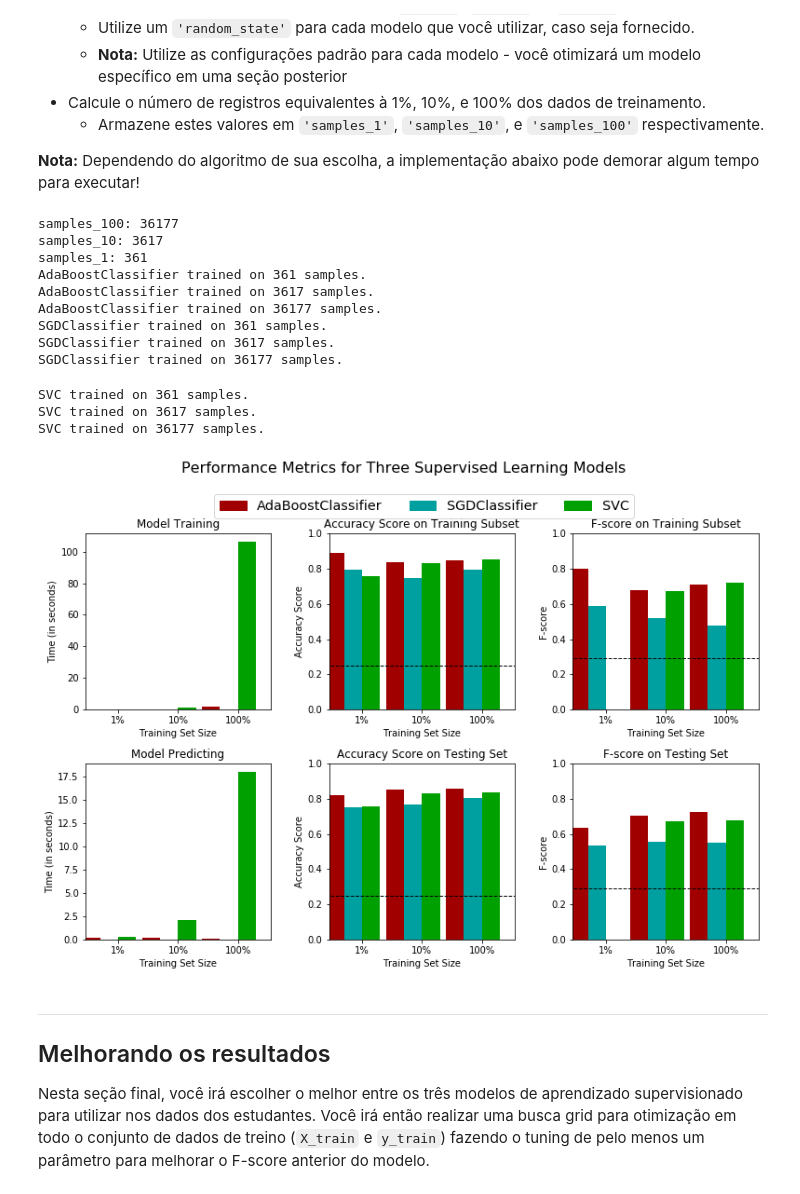
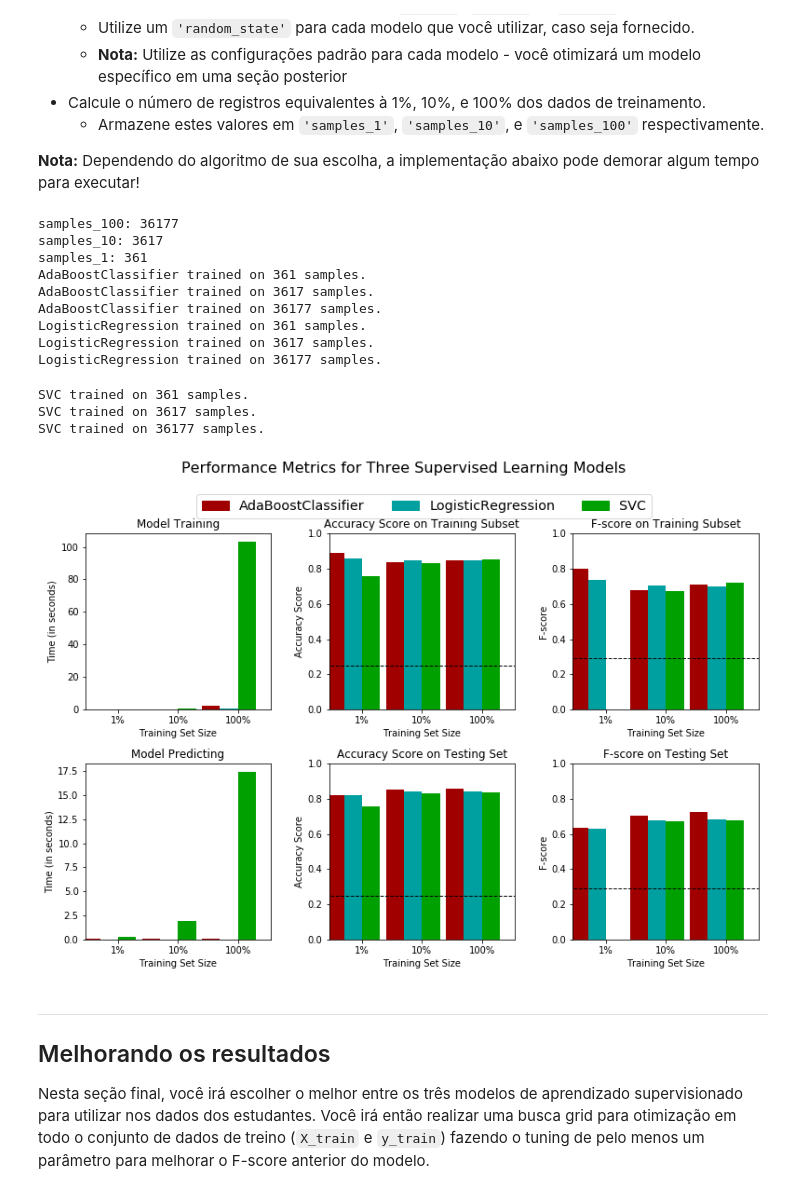
Before and after one commit to Erickgra/br-machine-learning, a Jupyter notebook: projects/finding_donors/finding_donors_PT.ipynb, the cells around one changed output. Saved outputs shown, nothing was run; the diff lists cells and outputs as text; code cells hidden in the pictures.

```diff
--- a/projects/finding_donors/finding_donors_PT.ipynb
+++ b/projects/finding_donors/finding_donors_PT.ipynb
@@ -425,49 +427,51 @@ No código da célular, você precisará implementar o seguinte:
 
 from sklearn.ensemble import AdaBoostClassifier
 from sklearn.linear_model import SGDClassifier
+from sklearn.linear_model import LogisticRegression
 from sklearn import svm
 
 # TODO: Inicialize os três modelos
-clf_A = AdaBoostClassifier() #None AdaBoost
-clf_B = SGDClassifier() #None SGDC
-clf_C = svm.SVC() #None SVM
+clf_A = AdaBoostClassifier(random_state=142) #None AdaBoost
+#clf_B = SGDClassifier() #None SGDC
+clf_B = LogisticRegression(random_state=142)
+clf_C = svm.SVC(random_state=142) #None SVM
 
 # TODO: Calcule o número de amostras para 1%, 10%, e 100% dos dados de treinamento
 # HINT: samples_100 é todo o conjunto de treinamento e.x.: len(y_train)
 # HINT: samples_10 é 10% de samples_100
 # HINT: samples_1 é 1% de samples_100
 samples_100 = len(y_train) #None
 print("samples_100:", samples_100)
 samples_10 = int(samples_100 * 0.1) #None
 print("samples_10:", samples_10)
 samples_1 = int(samples_100 *0.01) #None
 print("samples_1:", samples_1)
 
 # Colete os resultados dos algoritmos de aprendizado
 results = {}
 for clf in [clf_A, clf_B, clf_C]:
     clf_name = clf.__class__.__name__
     results[clf_name] = {}
     for i, samples in enumerate([samples_1, samples_10, samples_100]):
         results[clf_name][i] = \
         train_predict(clf, samples, X_train, y_train, X_test, y_test)
 
 # Run metrics visualization for the three supervised learning models chosen
 vs.evaluate(results, accuracy, fscore)
 # %% [output]
 samples_100: 36177
 samples_10: 3617
 samples_1: 361
 AdaBoostClassifier trained on 361 samples.
 AdaBoostClassifier trained on 3617 samples.
 AdaBoostClassifier trained on 36177 samples.
-SGDClassifier trained on 361 samples.
-SGDClassifier trained on 3617 samples.
-SGDClassifier trained on 36177 samples.
+LogisticRegression trained on 361 samples.
+LogisticRegression trained on 3617 samples.
+LogisticRegression trained on 36177 samples.
 SVC trained on 361 samples.
 SVC trained on 3617 samples.
 SVC trained on 36177 samples.
-[figure, old version]
+[figure, new version]
 # %% [markdown]
 ----
 ## Melhorando os resultados
```
Also changed, not shown: parts of 7 cells of this notebook, 1 other file.
